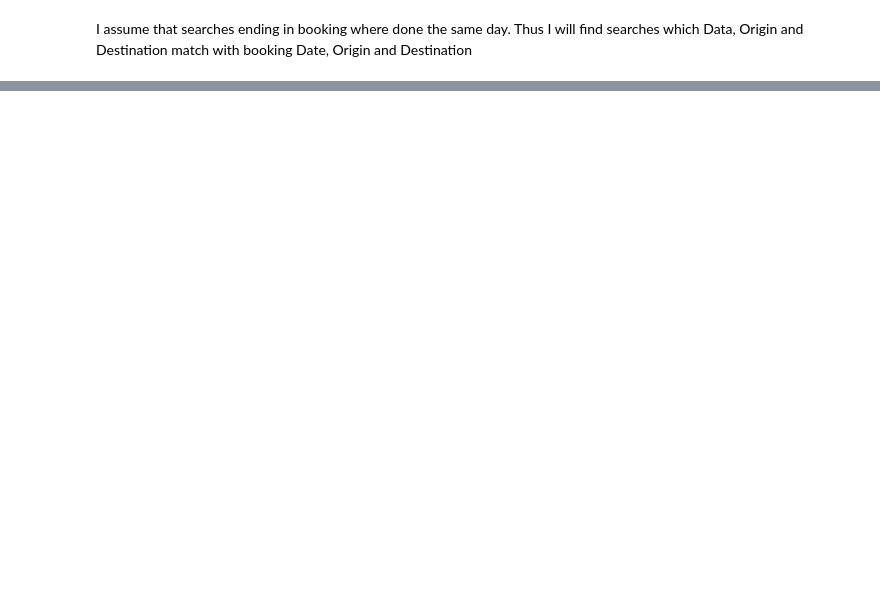
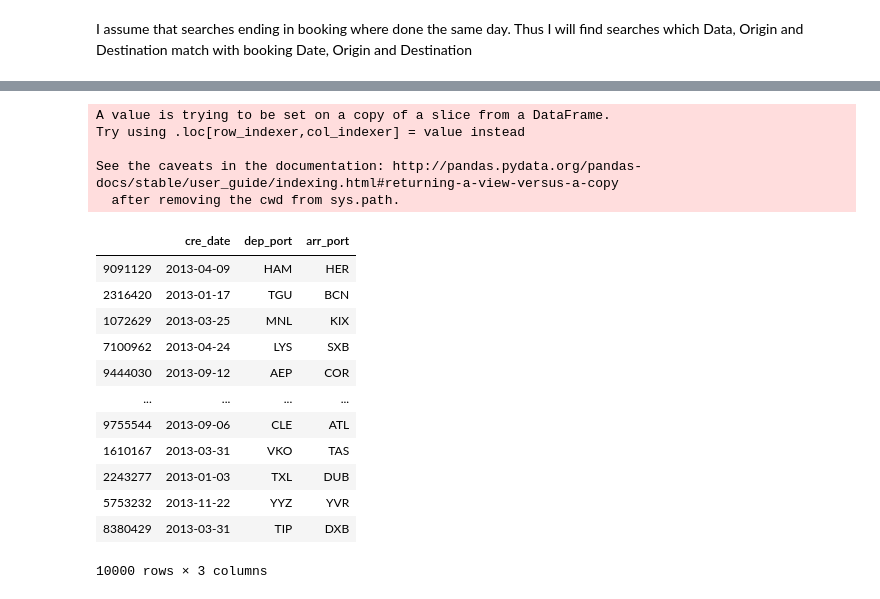
Before and after one commit to angelrps/MasterDataScience, a Jupyter notebook: 200111_DataScienceChallenge/Amadeus_Challenge_Test.ipynb, the cells around one changed output, grey strips where cells are left out. Cells and saved outputs as stored; diff of their text form; code cells hidden in the pictures; blank space fills up the shorter version.

```diff
--- a/200111_DataScienceChallenge/Amadeus_Challenge_Test.ipynb
+++ b/200111_DataScienceChallenge/Amadeus_Challenge_Test.ipynb
@@ -260,0 +207,26 @@ n.head(20)
+# %%
+#CREATE SMALLER SAMPLES TO WORK WITH
+dfbookings4 = dfbookings[['cre_date', 'dep_port', 'arr_port']]
+#cre_date has useless time info so I remove it
+dfbookings4['cre_date'] = dfbookings4['cre_date'].str[:10]
+dfbookingsSample = dfbookings4.sample(10000)
+dfbookingsSample
+# %% [output]
+A value is trying to be set on a copy of a slice from a DataFrame.
+Try using .loc[row_indexer,col_indexer] = value instead
+
+See the caveats in the documentation: http://pandas.pydata.org/pandas-docs/stable/user_guide/indexing.html#returning-a-view-versus-a-copy
+  after removing the cwd from sys.path.
+|  | cre_date | dep_port | arr_port |
+| 9091129 | 2013-04-09 | HAM | HER |
+| 2316420 | 2013-01-17 | TGU | BCN |
+| 1072629 | 2013-03-25 | MNL | KIX |
+| 7100962 | 2013-04-24 | LYS | SXB |
+| 9444030 | 2013-09-12 | AEP | COR |
+| ... | ... | ... | ... |
+| 9755544 | 2013-09-06 | CLE | ATL |
+| 1610167 | 2013-03-31 | VKO | TAS |
+| 2243277 | 2013-01-03 | TXL | DUB |
+| 5753232 | 2013-11-22 | YYZ | YVR |
+| 8380429 | 2013-03-31 | TIP | DXB |
+10000 rows × 3 columns
```
Also changed, not shown: parts of 22 cells of this notebook.
